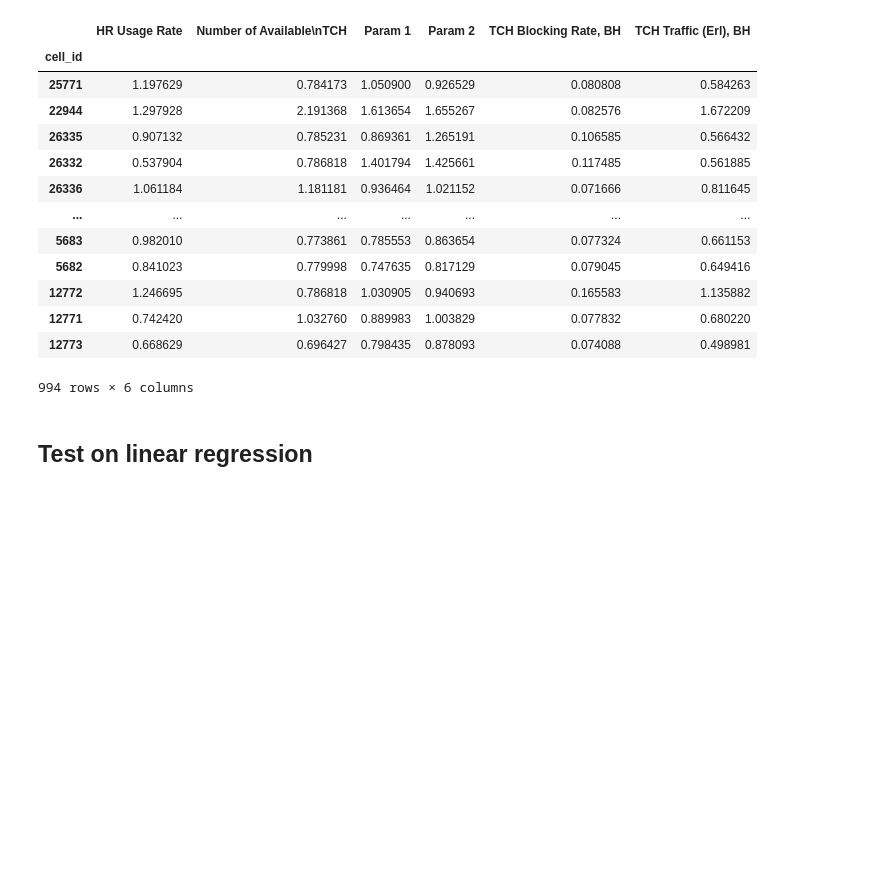
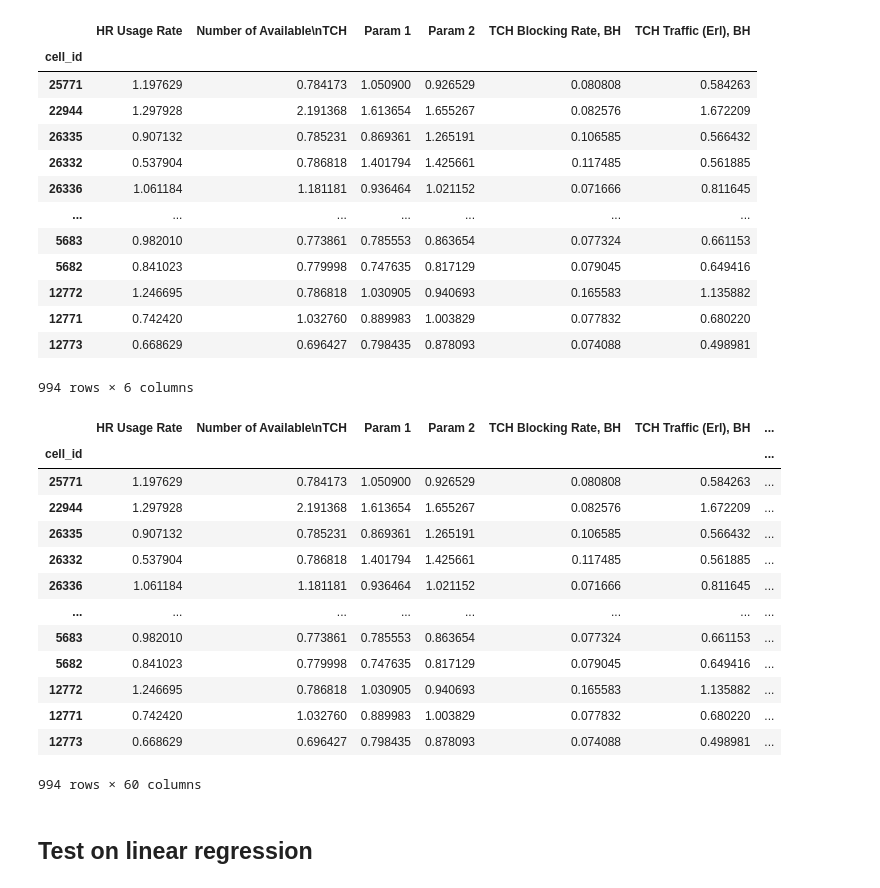
Before and after one commit to S-M157/Bachelor, a Jupyter notebook: RegressDataDrift.ipynb, the cells around one changed output. Saved outputs shown, nothing was run; the diff lists cells and outputs as text; code cells hidden in the pictures; blank space fills up the shorter version.

Commit message:
Viz and model training added.

```diff
--- a/RegressDataDrift.ipynb
+++ b/RegressDataDrift.ipynb
@@ -1312,6 +1505,30 @@ pd.DataFrame(df_to_train['default'].tolist(), index=df_to_train['cell_id'])
 | 12771 | 0.742420 | 1.032760 | 0.889983 | 1.003829 | 0.077832 | 0.680220 |
 | 12773 | 0.668629 | 0.696427 | 0.798435 | 0.878093 | 0.074088 | 0.498981 |
 994 rows × 6 columns
+# %%
+
+tmp_res = pd.DataFrame(index=df_to_train['cell_id'])
+
+for st in stat_tests:
+    tmp = pd.DataFrame(df_to_train[st].tolist(), index=df_to_train['cell_id'])
+    tmp_res = pd.merge(tmp_res, tmp, left_on='cell_id', right_on='cell_id', how='inner', suffixes=('', '_' + st))
+
+tmp_res
+# %% [output]
+|  | HR Usage Rate | Number of Available\nTCH | Param 1 | Param 2 | TCH Blocking Rate, BH | TCH Traffic (Erl), BH | ... |
+| cell_id |  |  |  |  |  |  | ... |
+| 25771 | 1.197629 | 0.784173 | 1.050900 | 0.926529 | 0.080808 | 0.584263 | ... |
+| 22944 | 1.297928 | 2.191368 | 1.613654 | 1.655267 | 0.082576 | 1.672209 | ... |
+| 26335 | 0.907132 | 0.785231 | 0.869361 | 1.265191 | 0.106585 | 0.566432 | ... |
+| 26332 | 0.537904 | 0.786818 | 1.401794 | 1.425661 | 0.117485 | 0.561885 | ... |
+| 26336 | 1.061184 | 1.181181 | 0.936464 | 1.021152 | 0.071666 | 0.811645 | ... |
+| ... | ... | ... | ... | ... | ... | ... | ... |
+| 5683 | 0.982010 | 0.773861 | 0.785553 | 0.863654 | 0.077324 | 0.661153 | ... |
+| 5682 | 0.841023 | 0.779998 | 0.747635 | 0.817129 | 0.079045 | 0.649416 | ... |
+| 12772 | 1.246695 | 0.786818 | 1.030905 | 0.940693 | 0.165583 | 1.135882 | ... |
+| 12771 | 0.742420 | 1.032760 | 0.889983 | 1.003829 | 0.077832 | 0.680220 | ... |
+| 12773 | 0.668629 | 0.696427 | 0.798435 | 0.878093 | 0.074088 | 0.498981 | ... |
+994 rows × 60 columns
 # %% [markdown]
 ## Test on linear regression
 # %%
```
Also changed, not shown: parts of 13 cells of this notebook, 1 other file.
